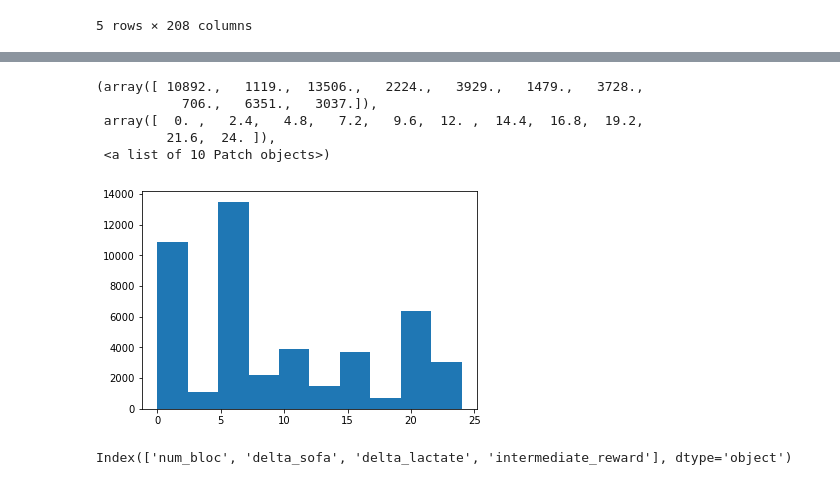
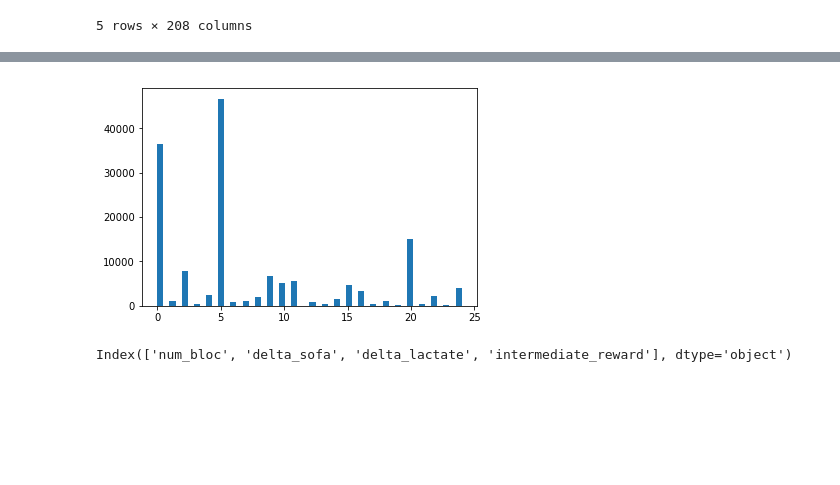
Before and after one commit to wihl/cs282-f17-xuefeng-yi-david, a Jupyter notebook: code/MOE/writeup.ipynb, the cells around one changed output, grey strips where cells are left out. Cells and saved outputs as stored; diff of their text form; code cells hidden in the pictures; blank space fills up the shorter version.

```diff
--- a/code/MOE/writeup.ipynb
+++ b/code/MOE/writeup.ipynb
@@ -128,13 +117,8 @@ plt.hist(test_set['kernel_action'])
-# %%
-
-plt.hist(test_dqn_policy['dqn_action'])
-# %% [output]
-(array([ 10892.,   1119.,  13506.,   2224.,   3929.,   1479.,   3728.,
-           706.,   6351.,   3037.]),
- array([  0. ,   2.4,   4.8,   7.2,   9.6,  12. ,  14.4,  16.8,  19.2,
-         21.6,  24. ]),
- <a list of 10 Patch objects>)
-[figure, removed]
+# %%
+plt.hist(train_dqn_policy['dqn_action'],50)
+pass
+# %% [output]
+[figure, added]
 # %%
 test_input.columns
 # %% [output]
```
Also changed, not shown: parts of 31 cells of this notebook, 2 other files.
